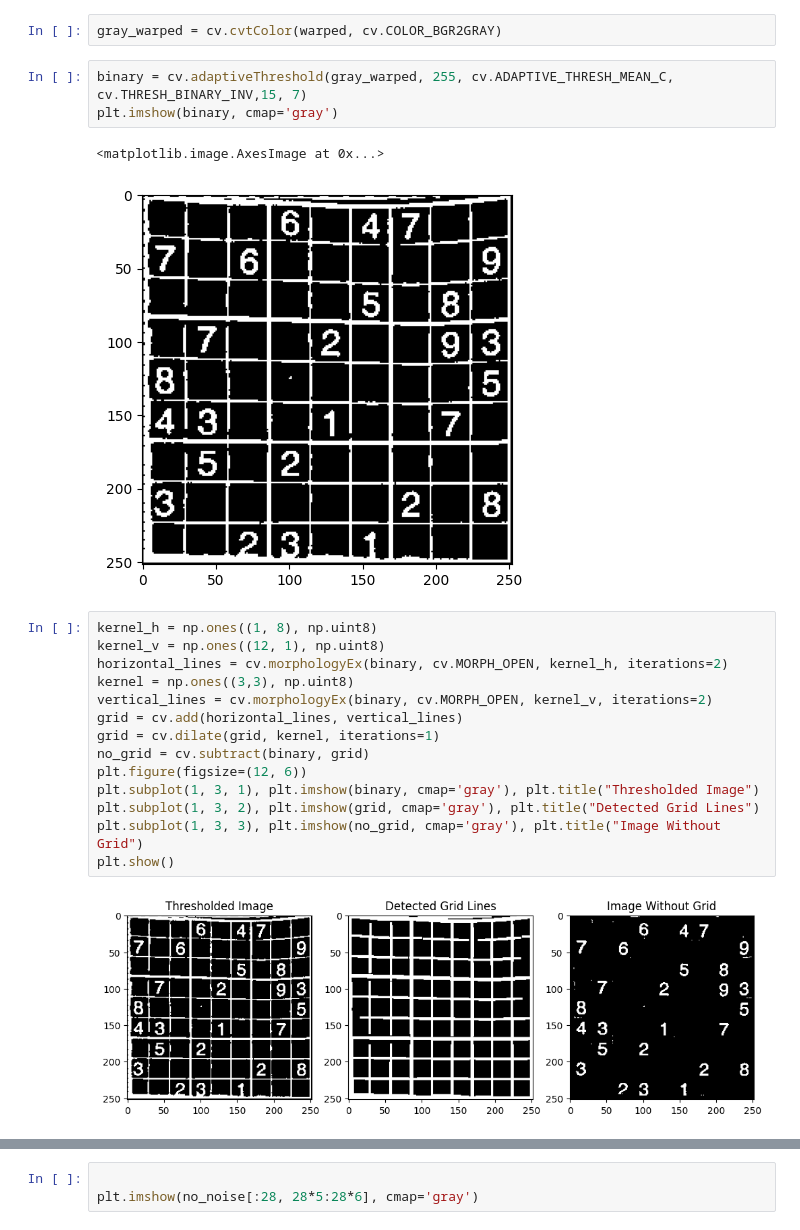
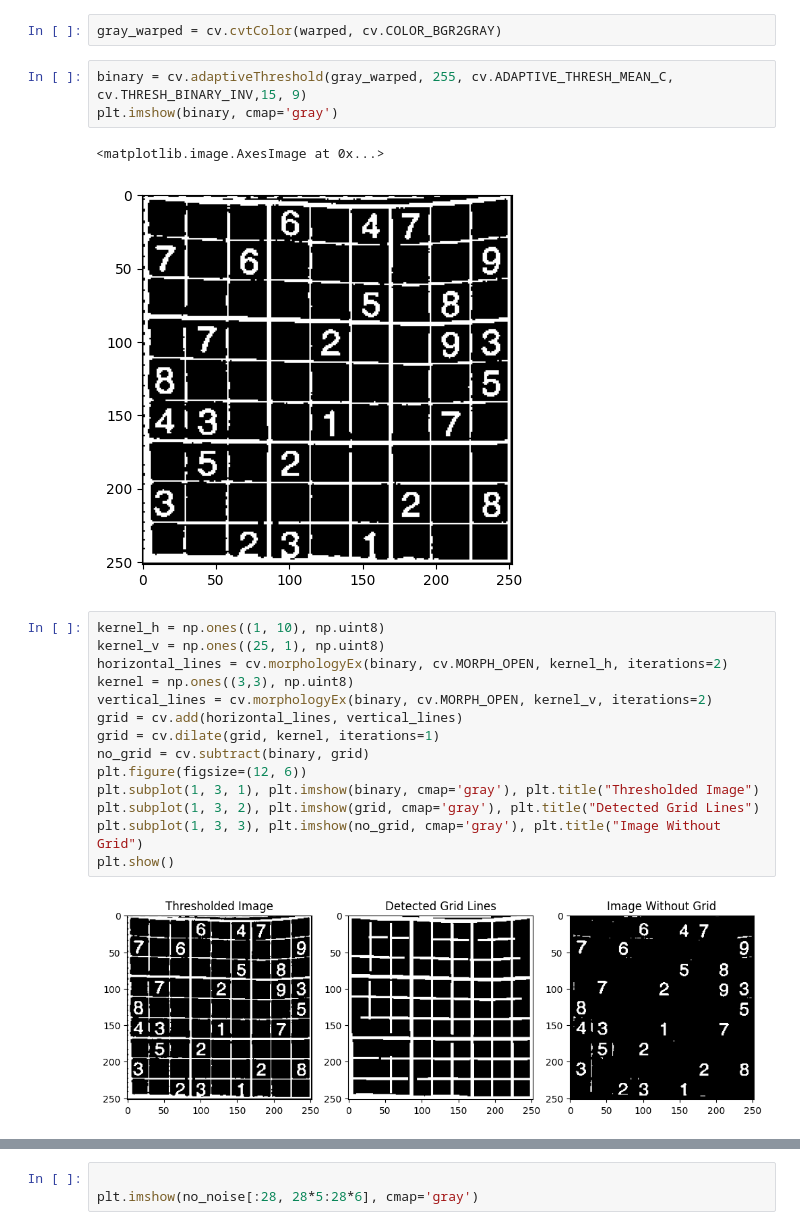
Before and after one commit to parsamhb82/AI-Powered_Sudoku_Grid_Extraction_and_Solver, a Jupyter notebook: image_processing.ipynb, the cells around one changed output, grey strips where cells are left out. Drawn from its saved outputs; the diff is of its cells as text.

```diff
--- a/image_processing.ipynb
+++ b/image_processing.ipynb
@@ -136,27 +142,27 @@ cv.destroyAllWindows()
 # %%
 gray_warped = cv.cvtColor(warped, cv.COLOR_BGR2GRAY)
 # %%
-binary = cv.adaptiveThreshold(gray_warped, 255, cv.ADAPTIVE_THRESH_MEAN_C, cv.THRESH_BINARY_INV,15, 7)
+binary = cv.adaptiveThreshold(gray_warped, 255, cv.ADAPTIVE_THRESH_MEAN_C, cv.THRESH_BINARY_INV,15, 9)
 plt.imshow(binary, cmap='gray')
 # %% [output]
 <matplotlib.image.AxesImage at 0x...>
-[figure, old version]
+[figure, new version]
 # %%
-kernel_h = np.ones((1, 8), np.uint8)
-kernel_v = np.ones((12, 1), np.uint8)
+kernel_h = np.ones((1, 10), np.uint8)
+kernel_v = np.ones((25, 1), np.uint8)
 horizontal_lines = cv.morphologyEx(binary, cv.MORPH_OPEN, kernel_h, iterations=2)
 kernel = np.ones((3,3), np.uint8)
 vertical_lines = cv.morphologyEx(binary, cv.MORPH_OPEN, kernel_v, iterations=2)
 grid = cv.add(horizontal_lines, vertical_lines)
 grid = cv.dilate(grid, kernel, iterations=1)
 no_grid = cv.subtract(binary, grid)
 plt.figure(figsize=(12, 6))
 plt.subplot(1, 3, 1), plt.imshow(binary, cmap='gray'), plt.title("Thresholded Image")
 plt.subplot(1, 3, 2), plt.imshow(grid, cmap='gray'), plt.title("Detected Grid Lines")
 plt.subplot(1, 3, 3), plt.imshow(no_grid, cmap='gray'), plt.title("Image Without Grid")
 plt.show()
 # %% [output]
-[figure, old version]
+[figure, new version]
 # %%
 no_noise = cv.bilateralFilter(no_grid, 7, 90, 90)
 
```
Also changed, not shown: parts of 15 cells of this notebook, 2 other files.
